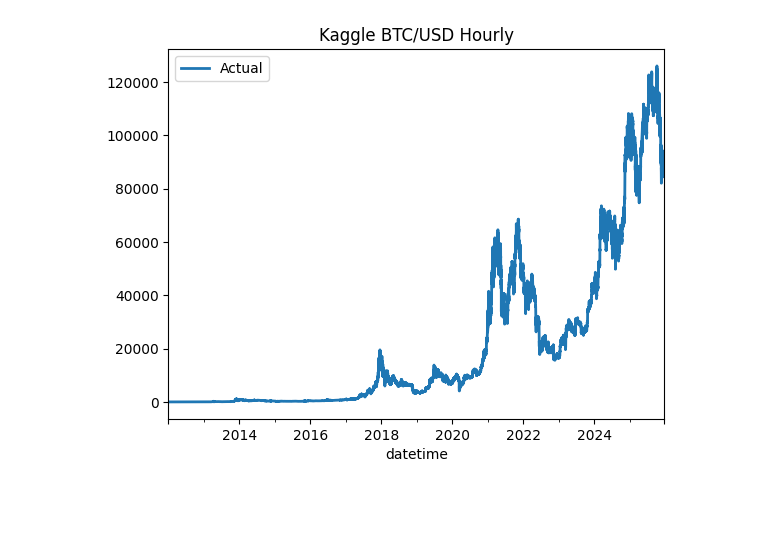
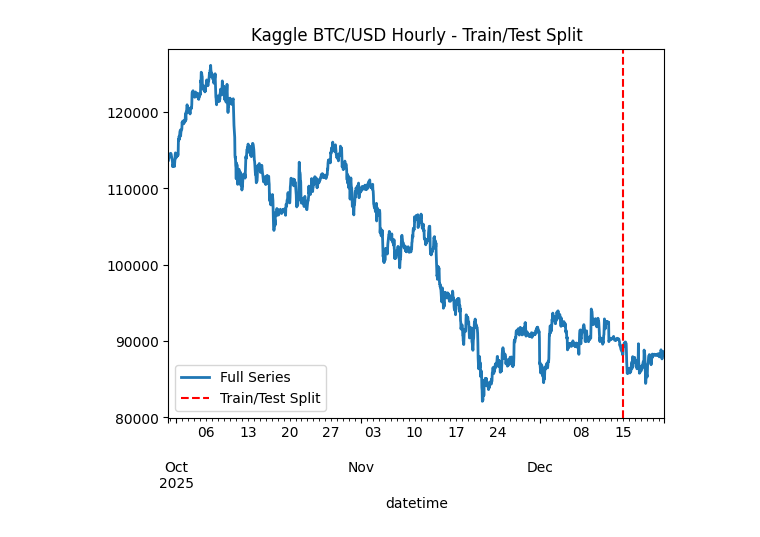
Before and after one commit to ContiHan/Statistika, a Jupyter notebook: forecasting/05_forecasting_kaggle_btcusd_hourly.ipynb, the cells around one changed output. Drawn from its saved outputs; the diff is of its cells as text; code cells hidden in the pictures; blank space fills up the shorter version.

Commit message:
04 a 05 forecast smoke tests done

```diff
--- a/forecasting/05_forecasting_kaggle_btcusd_hourly.ipynb
+++ b/forecasting/05_forecasting_kaggle_btcusd_hourly.ipynb
@@ -48,29 +75,21 @@ Prophet available.
 # %%
-# 2. Load and Preprocess Data
+# 2. Data Loading and Configuration
+#
+# DATASET_CONFIG serves as a template for different datasets.
+# Simply uncomment the desired configuration or create a new one.
 
-# ============================================================================
-# DATASET CONFIGURATION - CHANGE THESE VALUES FOR DIFFERENT DATASETS
-# ============================================================================
+# === ACTIVE DATASET CONFIGURATION ===
 DATASET_CONFIG = {
-    # Dataset file path (relative to this notebook)
     'file_path': '../datasets/kaggle_btcusd_hourly.csv',
-
-    # Column names
-    'time_column': 'datetime',      # Name of the datetime column
-    'target_column': 'btc_usd',      # Name of the target variable column
-
-    # Time series frequency and test split
-    'frequency': 'H',               # 'MS'=monthly, 'QS'=quarterly, 'YS'=yearly, 'H'=hourly, 'D'=daily
-    'test_periods': 168,              # Number of periods to reserve for testing
-    'seasonal_period': 24,           # Seasonal period (12=monthly, 4=quarterly, 1=yearly, 24=hourly, 7=daily)
-
-    # Dataset name for plots
+    'time_column': 'datetime',
+    'target_column': 'btc_usd',
+    'frequency': 'H',           # 'MS'=monthly start, 'QS'=quarterly, 'YS'=yearly, 'H'=hourly, 'D'=daily
+    'test_periods': 168,        # Number of periods to hold out for testing (168 = 7 days)
+    'seasonal_period': 24,      # 12=monthly, 4=quarterly, 1=yearly, 24=hourly, 7=daily
     'name': 'Kaggle BTC/USD Hourly'
 }
 
-# ============================================================================
-# AVAILABLE DATASET CONFIGURATIONS (uncomment to use)
-# ============================================================================
+# === ALTERNATIVE DATASET CONFIGS (uncomment to use) ===
 # DATASET_CONFIG = {
 #     'file_path': '../datasets/wb_usa_real_gdp_yearly.csv',
 #     'time_column': 'timestamp', 'target_column': 'real_gdp',
@@ -92,56 +111,51 @@ DATASET_CONFIG = {
 #     'name': 'M5 Walmart Hobbies Daily'
 # }
 
-# DATASET_CONFIG = {
-#     'file_path': '../datasets/kaggle_btcusd_hourly.csv',
-#     'time_column': 'datetime', 'target_column': 'btc_usd',
-#     'frequency': 'H', 'test_periods': 168, 'seasonal_period': 24,  # 168 = 7 days
-#     'name': 'Kaggle BTC/USD Hourly'
-# }
-
-# ============================================================================
-# LOAD AND PREPROCESS DATA (no changes needed below)
-# ============================================================================
+# === LOAD AND PREPROCESS DATA ===
 df = pd.read_csv(DATASET_CONFIG['file_path'])
 df[DATASET_CONFIG['time_column']] = pd.to_datetime(df[DATASET_CONFIG['time_column']])
 series = TimeSeries.from_dataframe(df, DATASET_CONFIG['time_column'], DATASET_CONFIG['target_column'])
-
-# Cast to float32 for MPS/DL compatibility
 series = series.astype(np.float32)
 
-# Split Train/Test based on frequency
+
+# ===========================================================================================
+# SMOKE TESTING: Use a smaller subset of the data for faster iteration during development
+series = series[-2000:]
+# REMOVE after smoke testing validation
+# ===========================================================================================
+
+# === TRAIN/TEST SPLIT ===
+# Test set is held out completely - models never see it during training or validation
 freq = DATASET_CONFIG['frequency']
 test_periods = DATASET_CONFIG['test_periods']
-
-if freq == 'MS':
-    offset = pd.DateOffset(months=test_periods)
-elif freq == 'QS':
-    offset = pd.DateOffset(months=test_periods * 3)
-elif freq == 'YS':
-    offset = pd.DateOffset(years=test_periods)
-elif freq == 'D':
-    offset = pd.DateOffset(days=test_periods)
-elif freq == 'H':
-    offset = pd.DateOffset(hours=test_periods)
-else:
-    offset = pd.DateOffset(days=test_periods)
+offset_map = {
+    'MS': pd.DateOffset(months=test_periods),
+    'QS': pd.DateOffset(months=test_periods * 3),
+    'YS': pd.DateOffset(years=test_periods),
+    'D': pd.DateOffset(days=test_periods),
+    'H': pd.DateOffset(hours=test_periods)
+}
+offset = offset_map.get(freq, pd.DateOffset(days=test_periods))
 
 train, test = series.split_after(pd.Timestamp(series.end_time()) - offset)
 
-# Scaler for DL models
+# === SCALING (for Deep Learning models) ===
+# IMPORTANT: Scaler is fitted ONLY on training data to prevent data leakage
 scaler = Scaler()
 train_scaled = scaler.fit_transform(train)
-test_scaled = scaler.transform(test)
+test_scaled = scaler.transform(test)  # Transform only, no fitting
 series_scaled = scaler.transform(series)
 
 print(f"Dataset: {DATASET_CONFIG['name']}")
-print(f"Full series duration: {series.start_time()} to {series.end_time()} ({len(series)} points)")
-print(f"Training set duration: {train.start_time()} to {train.end_time()} ({len(train)} points)")
-print(f"Test set duration: {test.start_time()} to {test.end_time()} ({len(test)} points)")
+print(f"Total: {len(series)} | Train: {len(train)} | Test: {len(test)}")
+print(f"Train period: {train.start_time()} to {train.end_time()}")
+print(f"Test period:  {test.start_time()} to {test.end_time()}")
 print(f"Seasonal period: {DATASET_CONFIG['seasonal_period']}")
 
-series.plot(label='Actual')
-plt.title(DATASET_CONFIG['name'])
+series.plot(label='Full Series')
+plt.axvline(x=test.start_time(), color='red', linestyle='--', label='Train/Test Split')
+plt.title(f"{DATASET_CONFIG['name']} - Train/Test Split")
+plt.legend()
 plt.show()
 # %% [output]
 Dataset: Kaggle BTC/USD Hourly
@@ -151,3 +165,3 @@ Test set duration: 2025-12-15 00:00:00 to 2025-12-21 23:00:00 (168 points)
 Seasonal period: 24
-[figure, old version]
+[figure, new version]
 # %%
```
Also changed, not shown: parts of 12 cells of this notebook, 1 other file.
